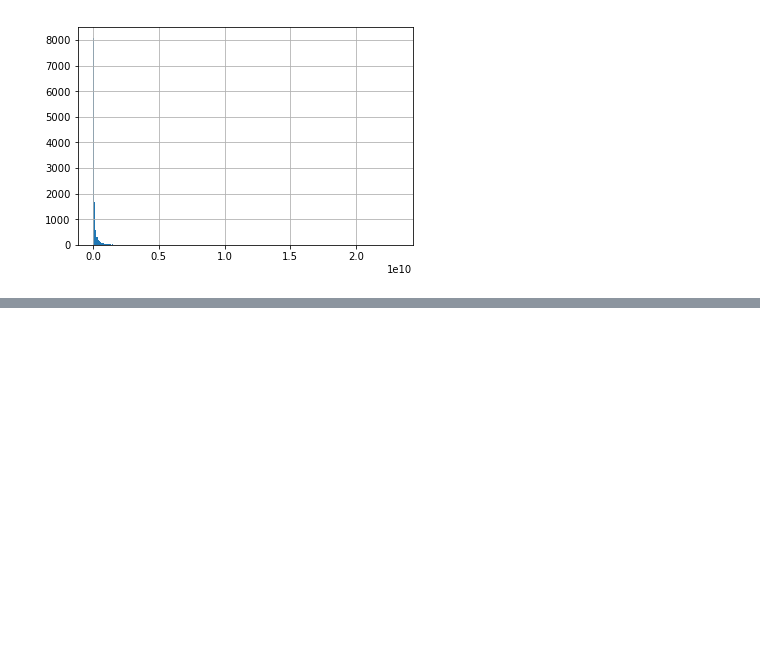
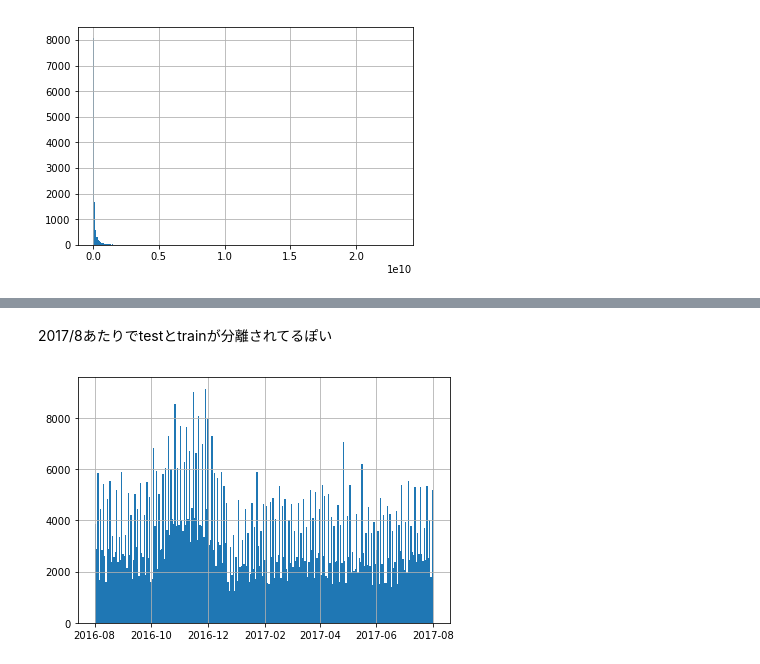
Before and after one commit to MitsuruFujiwara/Google-Analytics-Customer-Revenue, a Jupyter notebook: src/EDA.ipynb, the cells around one changed output, grey strips where cells are left out. Drawn from its saved outputs; the diff is of its cells as text; code cells hidden in the pictures; blank space fills up the shorter version.

```diff
--- a/src/EDA.ipynb
+++ b/src/EDA.ipynb
@@ -30,6 +30,9 @@ def load_df(csv_path='../input/train.csv', nrows=None):
 # %%
 train_df = load_df(csv_path='../input/train.csv')
 test_df = load_df(csv_path='../input/test.csv')
+# %%
+train_df['date'] = pd.to_datetime(train_df['date'], format='%Y%m%d')
+test_df['date'] = pd.to_datetime(test_df['date'], format='%Y%m%d')
 # %%
 df = train_df.append(test_df)
 df.head()
@@ -56,0 +95,7 @@ df['totals.transactionRevenue'].astype(float).dropna().hist(bins=255)
+# %% [markdown]
+2017/8あたりでtestとtrainが分離されてるぽい
+# %%
+train_df['date'].hist(bins=255)
+plt.tight_layout()
+# %% [output]
+[figure, added]
```
Also changed, not shown: parts of 4 cells of this notebook, 2 other files.
